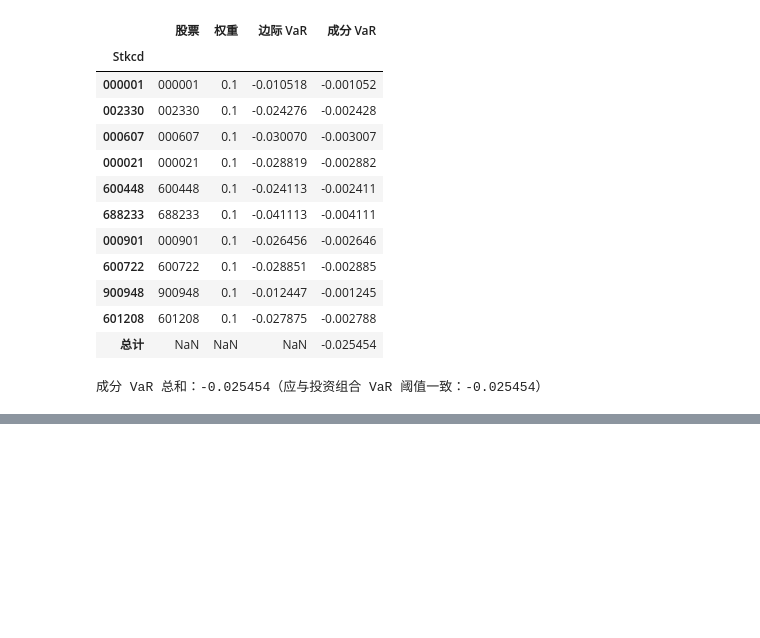
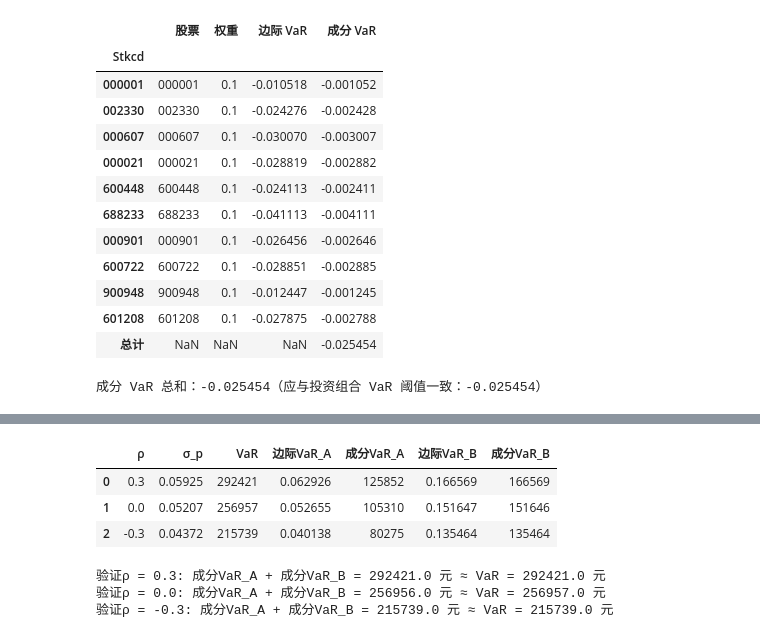
Before and after one commit to x-lf/PKU_math_finance, a Jupyter notebook: risk_math/hw4.ipynb, the cells around one changed output, grey strips where cells are left out. Drawn from its saved outputs; the diff is of its cells as text; code cells hidden in the pictures; blank space fills up the shorter version.

```diff
--- a/risk_math/hw4.ipynb
+++ b/risk_math/hw4.ipynb
@@ -203,0 +276,57 @@ print(f"成分 VaR 总和：{component_var.sum():.6f}（应与投资组合 VaR
+# %%
+import numpy as np
+import pandas as pd
+
+# 参数设置
+sigma_A = 0.05  # 资产A波动率
+sigma_B = 0.12  # 资产B波动率
+P_A = 2000000   # 资产A投资额（元）
+P_B = 1000000   # 资产B投资额（元）
+V = P_A + P_B   # 总投资额
+w_A = P_A / V   # 资产A权重
+w_B = P_B / V   # 资产B权重
+z = 1.645       # 95%置信水平下标准正态分位数
+rhos = [0.3, 0, -0.3]  # 相关系数列表
+
+# 计算函数
+def calculate_var(rho):
+    sigma_p = np.sqrt(w_A**2 * sigma_A**2 + w_B**2 * sigma_B**2 + 2 * w_A * w_B * rho * sigma_A * sigma_B)
+    VaR = z * sigma_p * V
+    cov_A_p = w_A * sigma_A**2 + w_B * rho * sigma_A * sigma_B
+    cov_B_p = w_A * rho * sigma_A * sigma_B + w_B * sigma_B**2
+    MVaR_A = z * cov_A_p / sigma_p
+    MVaR_B = z * cov_B_p / sigma_p
+    CVaR_A = P_A * MVaR_A
+    CVaR_B = P_B * MVaR_B
+    return sigma_p, VaR, MVaR_A, MVaR_B, CVaR_A, CVaR_B
+
+# 存储结果
+results = []
+for rho in rhos:
+    sigma_p, VaR, MVaR_A, MVaR_B, CVaR_A, CVaR_B = calculate_var(rho)
+    results.append({
+        'ρ': rho,
+        'σ_p': round(sigma_p, 5),
+        'VaR': int(VaR),
+        '边际VaR_A ': MVaR_A ,
+        '成分VaR_A': int(CVaR_A),
+        '边际VaR_B ': MVaR_B ,
+        '成分VaR_B': int(CVaR_B)
+    })
+
+# 创建DataFrame
+df = pd.DataFrame(results)
+
+display(df)
+
+# 验证VaR = CVaR_A + CVaR_B
+for index, row in df.iterrows():
+    print(f"验证ρ = {row['ρ']}: 成分VaR_A + 成分VaR_B = {row['成分VaR_A'] + row['成分VaR_B']} 元 ≈ VaR = {row['VaR']} 元")
+# %% [output]
+|  | ρ | σ_p | VaR | 边际VaR_A | 成分VaR_A | 边际VaR_B | 成分VaR_B |
+| 0 | 0.3 | 0.05925 | 292421 | 0.062926 | 125852 | 0.166569 | 166569 |
+| 1 | 0.0 | 0.05207 | 256957 | 0.052655 | 105310 | 0.151647 | 151646 |
+| 2 | -0.3 | 0.04372 | 215739 | 0.040138 | 80275 | 0.135464 | 135464 |
+验证ρ = 0.3: 成分VaR_A + 成分VaR_B = 292421.0 元 ≈ VaR = 292421.0 元
+验证ρ = 0.0: 成分VaR_A + 成分VaR_B = 256956.0 元 ≈ VaR = 256957.0 元
+验证ρ = -0.3: 成分VaR_A + 成分VaR_B = 215739.0 元 ≈ VaR = 215739.0 元
```
Also changed, not shown: parts of 5 cells of this notebook.
